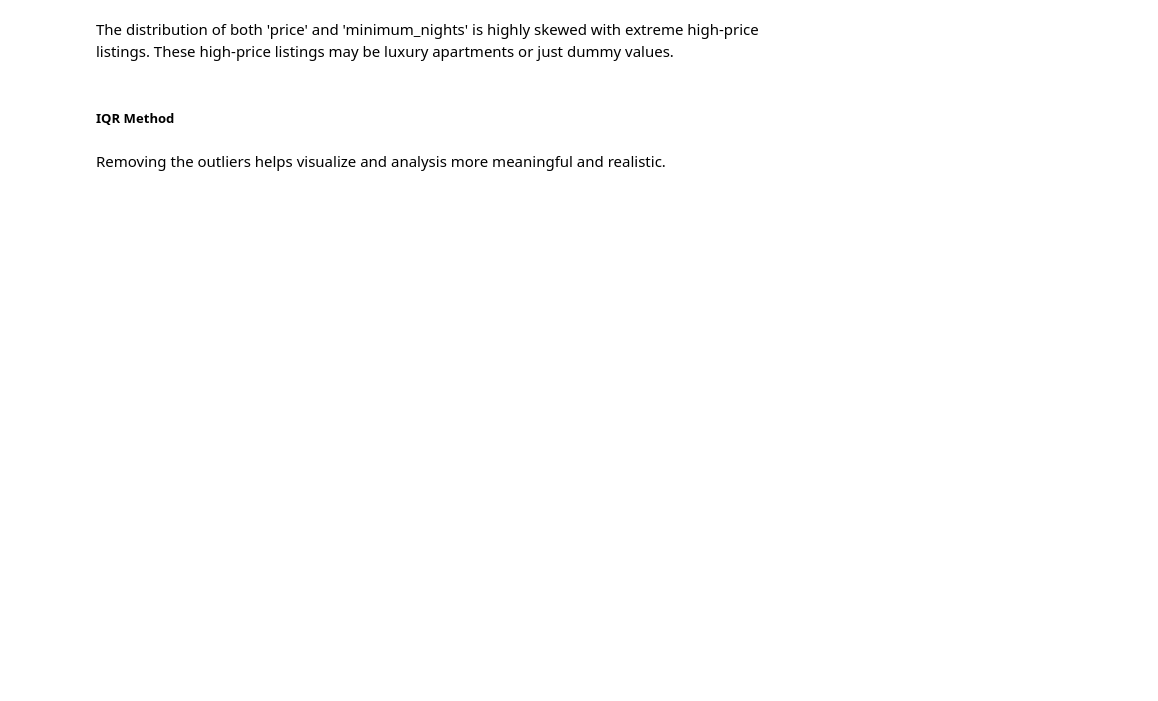
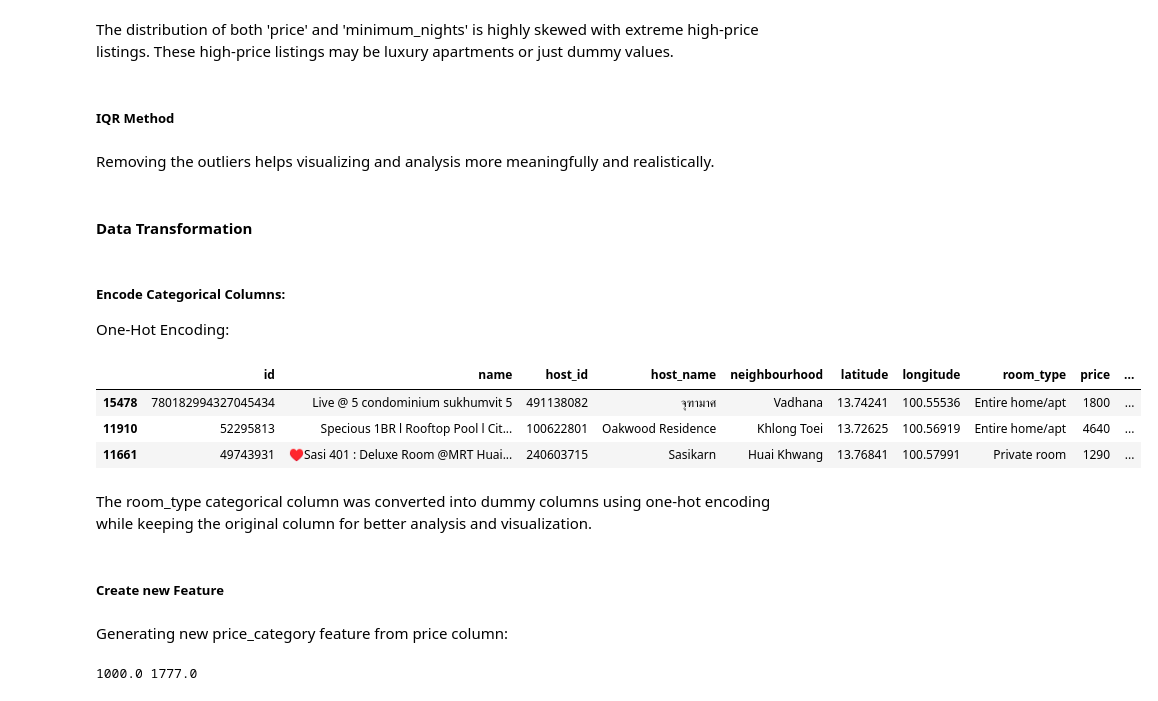
Before and after one commit to sg-333/Airbnb-DA, a Jupyter notebook: project.ipynb, the cells around one changed output. Drawn from its saved outputs; the diff is of its cells as text; code cells hidden in the pictures; blank space fills up the shorter version.

Commit message:
Data transformation

```diff
--- a/project.ipynb
+++ b/project.ipynb
@@ -247,4 +221,34 @@ def remove_outlier_iqr(df, col):
 df = remove_outlier_iqr(df, 'price')
 df = remove_outlier_iqr(df, 'minimum_nights')
 # %% [markdown]
-Removing the outliers helps visualize and analysis more meaningful and realistic.
+Removing the outliers helps visualizing and analysis more meaningfully and realistically.
+# %% [markdown]
+#### Data Transformation
+# %% [markdown]
+##### Encode Categorical Columns:
+
+One-Hot Encoding:
+# %%
+# Encoding the room_type column using one-hot encoding
+room_dummies = pd.get_dummies(df['room_type'], prefix='room_type', drop_first=False)
+df = pd.concat([df, room_dummies], axis=1)
+
+df.sample(3)
+# %% [output]
+|  | id | name | host_id | host_name | neighbourhood | latitude | longitude | room_type | price | ... |
+| 15478 | 780182994327045434 | Live @ 5 condominium sukhumvit 5 | 491138082 | จุฑามาศ | Vadhana | 13.74241 | 100.55536 | Entire home/apt | 1800 | ... |
+| 11910 | 52295813 | Specious 1BR l Rooftop Pool l Cit... | 100622801 | Oakwood Residence | Khlong Toei | 13.72625 | 100.56919 | Entire home/apt | 4640 | ... |
+| 11661 | 49743931 | ♥Sasi 401 : Deluxe Room @MRT Huai... | 240603715 | Sasikarn | Huai Khwang | 13.76841 | 100.57991 | Private room | 1290 | ... |
+# %% [markdown]
+The room_type categorical column was converted into dummy columns using one-hot encoding while keeping the original column for better analysis and visualization.
+# %% [markdown]
+##### Create new Feature
+# %% [markdown]
+Generating new price_category feature from price column:
+# %%
+# calculating the 33% and 66% of price to assist in new feature creation
+per_33 = df['price'].quantile(0.33)
+per_66 = df['price'].quantile(0.66)
+print(per_33, per_66)
+# %% [output]
+1000.0 1777.0
```
Also changed, not shown: parts of 7 cells of this notebook.
